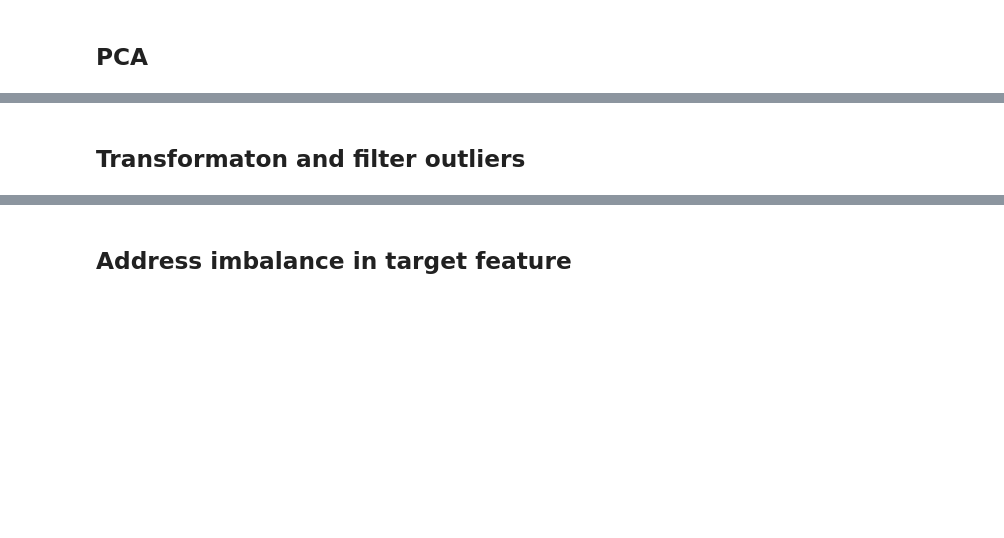
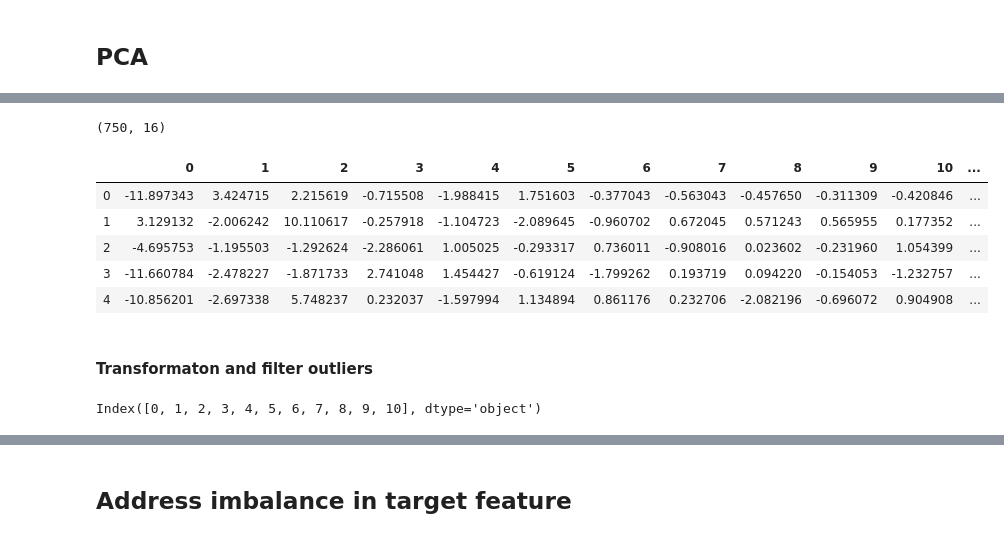
Before and after one commit to ArielJosephCohen/capstone, a Jupyter notebook: Notebook.ipynb, the cells around one changed output, grey strips where cells are left out. Saved outputs shown, nothing was run; the diff lists cells and outputs as text; code cells hidden in the pictures; blank space fills up the shorter version.

```diff
--- a/Notebook.ipynb
+++ b/Notebook.ipynb
@@ -698,2 +704,13 @@ print('10 components')
+# %%
+print(X_train_pca.shape)
+X_train_pca.head()
+# %% [output]
+(750, 16)
+|  | 0 | 1 | 2 | 3 | 4 | 5 | 6 | 7 | 8 | 9 | 10 | ... |
+| 0 | -11.897343 | 3.424715 | 2.215619 | -0.715508 | -1.988415 | 1.751603 | -0.377043 | -0.563043 | -0.457650 | -0.311309 | -0.420846 | ... |
+| 1 | 3.129132 | -2.006242 | 10.110617 | -0.257918 | -1.104723 | -2.089645 | -0.960702 | 0.672045 | 0.571243 | 0.565955 | 0.177352 | ... |
+| 2 | -4.695753 | -1.195503 | -1.292624 | -2.286061 | 1.005025 | -0.293317 | 0.736011 | -0.908016 | 0.023602 | -0.231960 | 1.054399 | ... |
+| 3 | -11.660784 | -2.478227 | -1.871733 | 2.741048 | 1.454427 | -0.619124 | -1.799262 | 0.193719 | 0.094220 | -0.154053 | -1.232757 | ... |
+| 4 | -10.856201 | -2.697338 | 5.748237 | 0.232037 | -1.597994 | 1.134894 | 0.861176 | 0.232706 | -2.082196 | -0.696072 | 0.904908 | ... |
 # %% [markdown]
-## Transformaton and filter outliers
+#### Transformaton and filter outliers
@@ -702 +720,5 @@ df_post_pca =  pd.concat([X_train, y_train], axis=1)
+# %%
+train_pca.iloc[:,0:11].columns
+# %% [output]
+Index([0, 1, 2, 3, 4, 5, 6, 7, 8, 9, 10], dtype='object')
 # %%
```
Also changed, not shown: parts of 31 cells of this notebook.
